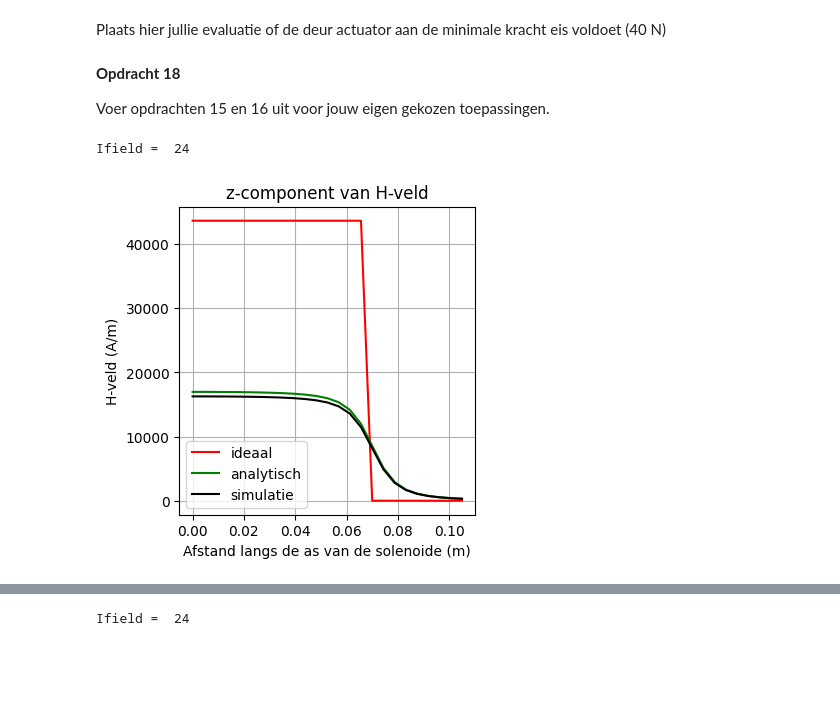
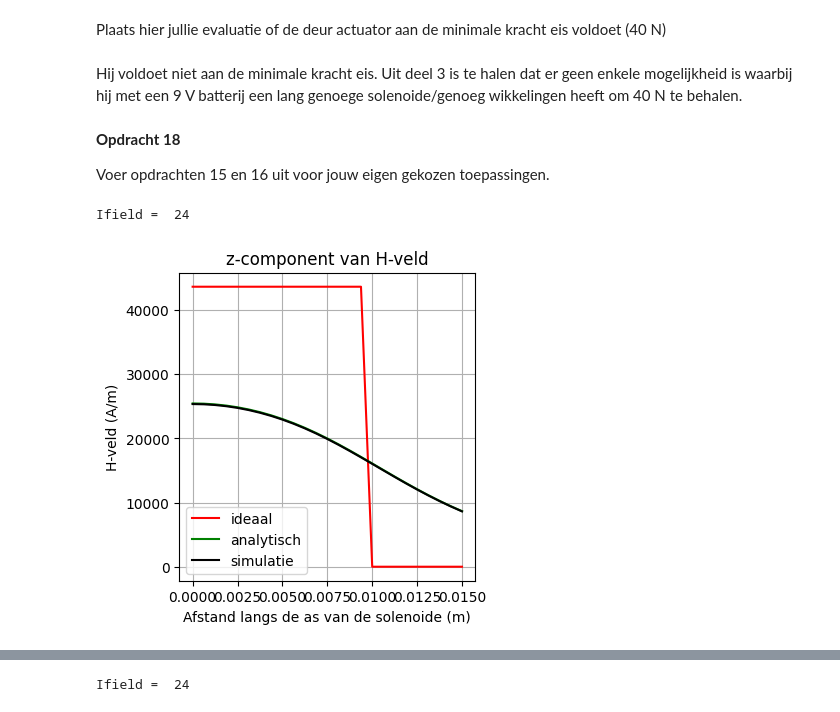
Before and after one commit to Xander1611/opdrachten-DEF-D-AB, a Jupyter notebook: 2KrachtactuatorOpdracht/2KrachtactuatorOpdracht/KrachtactuatorOpdracht.ipynb, the cells around one changed output, grey strips where cells are left out. Drawn from its saved outputs; the diff is of its cells as text; code cells hidden in the pictures; blank space fills up the shorter version.

```diff
--- a/2KrachtactuatorOpdracht/2KrachtactuatorOpdracht/KrachtactuatorOpdracht.ipynb
+++ b/2KrachtactuatorOpdracht/2KrachtactuatorOpdracht/KrachtactuatorOpdracht.ipynb
@@ -235,7 +235,7 @@ plt.xlabel("Lengte van de solenoïde (m)")
 plt.ylabel("Aantal wikkelingen (-)")
 
 # deurslot actuator (optie 1):
-F_1 = 20
+F_1 = 10
 r_1 = 0.01
 V_1 = V_opdr6
 r_d_1 = r_d_opdr6
@@ -304,7 +304,7 @@ r_s_vb = 0.01 # gegeven
 L_d_vb = 8 # m (opdracht 8)
 
 # Deurslot:
-L_s_1 = 0.14
+L_s_1 = 0.02
 r_s_1 = 0.01  # opdracht 5
 L_d_1 = L_d_vb
 
@@ -620,6 +629,8 @@ plt.ylim(-200,0)
 Kijk in deze vraag terug naar de criteria die jullie voor de deuractuator hebben opgesteld. Voldoet jullie ontwerp aan alle gestelde criteria?
 # %% [markdown]
 Plaats hier jullie evaluatie of de deur actuator aan de minimale kracht eis voldoet (40 N)
+# %% [markdown]
+Hij voldoet niet aan de minimale kracht eis. Uit deel 3 is te halen dat er geen enkele mogelijkheid is waarbij hij met een 9 V batterij een lang genoege solenoide/genoeg wikkelingen heeft om 40 N te behalen.
 # %% [markdown]
 **Opdracht 18**
 
@@ -627,12 +638,10 @@ Voer opdrachten 15 en 16 uit voor jouw eigen gekozen toepassingen.
 # %%
 ###
 ###Jullie code hier###
-#L_s_1 = 0.14
-#r_s_1 = 0.01  # opdracht 5
-#L_d_1 = 400*2*np.pi*r_s_1 # 400 wikkelingen
+
 # opdr 15 voor de eerste toepassing:
-aantal_omwent = 400
-aantal_omwentelingen = 400
+aantal_omwent = 120
+aantal_omwentelingen = 120
 t_stappen = 5000
 x, y, z = parametrisatie(t_stappen, r_s_1, aantal_omwentelingen, L_s_1)
 analytical_answer = n*I
@@ -652,34 +661,34 @@ for i_field in range(n_ax):
         dy = y[i_source] - y[i_source-1]
         dz = z[i_source] - z[i_source-1]
         dl = np.array([dx, dy, dz])
         r_source = np.array([x[i_source-1], y[i_source-1], z[i_source-1]])
 
         Hsimulated += field_current_element(r_field, r_source, dl)
 
     # selecting the z-component
     H_ax[i_field,0]=Hsimulated[2]
 
 H_veld_ideaal=analytical_answer*np.ones(n_ax)*(1.0*(z_ax < L_s_1/2))
 
 # dit is nog een aardige analytische uitdrukking die je kan uitrekenen voor de z-component op de as van een solenoide met eindige lengte
 H_veld_analytisch=(aantal_omwent*I/L_s_1/2)*((L_s_1/2-z_ax)/np.sqrt((z_ax- L_s_1/2)**2 + r_s_1**2)+(L_s_1/2+z_ax)/np.sqrt((z_ax+ L_s_1/2)**2 + r_s_1**2))
 
 plt.figure(figsize=[13,4])
 plt.subplot(131)
 plt.title('z-component van H-veld')
 plt.plot(z_ax, H_veld_ideaal, '-r', label='ideaal')
 plt.plot(z_ax, H_veld_analytisch, '-g', label='analytisch')
 plt.plot(z_ax, H_ax, '-k', label='simulatie')
 plt.xlabel('Afstand langs de as van de solenoide (m)')
 plt.ylabel('H-veld (A/m)')
 plt.legend()
 plt.grid()
 plt.show()
 
 ###
 # %% [output]
 Ifield =  24
-[figure, old version]
+[figure, new version]
 # %%
 #opdr 16 eerste toepassing:
 r_s = r_s_1
```
Also changed, not shown: parts of 8 cells of this notebook.
